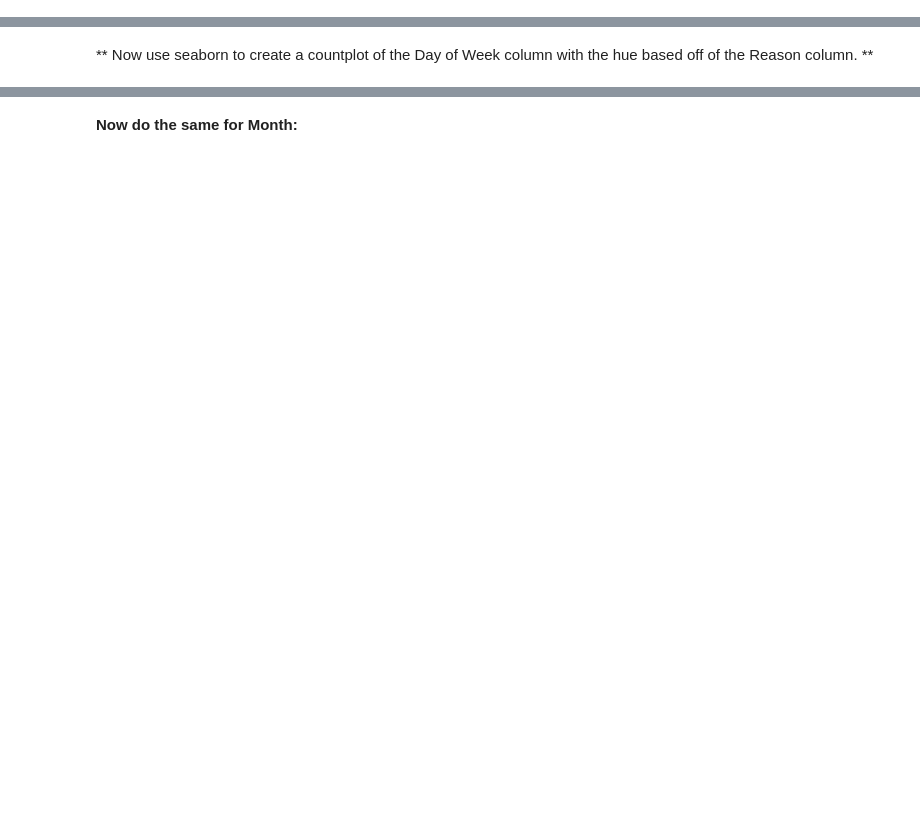
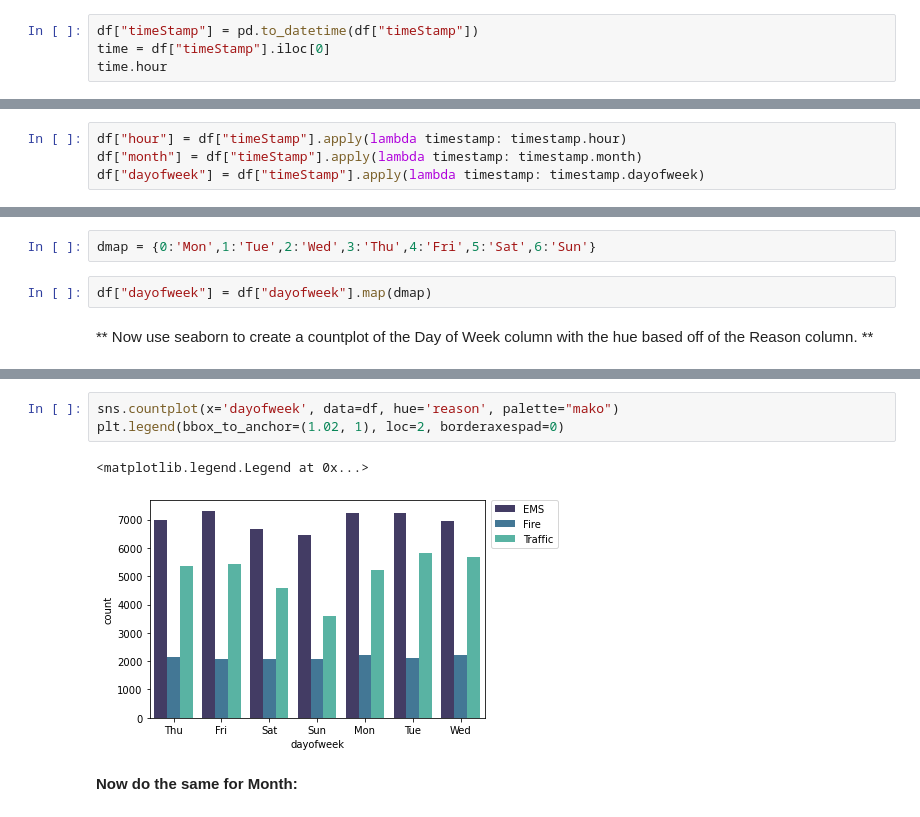
Before and after one commit to FriasSantiago/911-Calls-Data-Capstone-Project, a Jupyter notebook: 911 Calls Data Capstone Project.ipynb, the cells around one changed output, grey strips where cells are left out. Drawn from its saved outputs; the diff is of its cells as text; blank space fills up the shorter version.

```diff
--- a/911 Calls Data Capstone Project.ipynb
+++ b/911 Calls Data Capstone Project.ipynb
@@ -126,2 +127,6 @@ str
 # %% [markdown]
 ** You should have seen that these timestamps are still strings. Use [pd.to_datetime](http://pandas.pydata.org/pandas-docs/stable/generated/pandas.to_datetime.html) to convert the column from strings to DateTime objects. **
+# %%
+df["timeStamp"] = pd.to_datetime(df["timeStamp"])
+time = df["timeStamp"].iloc[0]
+time.hour
@@ -132,9 +139,17 @@ str
     time.hour
 
 **You can use Jupyter's tab method to explore the various attributes you can call. Now that the timestamp column are actually DateTime objects, use .apply() to create 3 new columns called Hour, Month, and Day of Week. You will create these columns based off of the timeStamp column, reference the solutions if you get stuck on this step.**
+# %%
+df["hour"] = df["timeStamp"].apply(lambda timestamp: timestamp.hour)
+df["month"] = df["timeStamp"].apply(lambda timestamp: timestamp.month)
+df["dayofweek"] = df["timeStamp"].apply(lambda timestamp: timestamp.dayofweek)
 # %% [markdown]
 ** Notice how the Day of Week is an integer 0-6. Use the .map() with this dictionary to map the actual string names to the day of the week: **
 
     dmap = {0:'Mon',1:'Tue',2:'Wed',3:'Thu',4:'Fri',5:'Sat',6:'Sun'}
+# %%
+dmap = {0:'Mon',1:'Tue',2:'Wed',3:'Thu',4:'Fri',5:'Sat',6:'Sun'}
+# %%
+df["dayofweek"] = df["dayofweek"].map(dmap)
 # %% [markdown]
 ** Now use seaborn to create a countplot of the Day of Week column with the hue based off of the Reason column. **
@@ -145,2 +156,8 @@ str
+# %%
+sns.countplot(x='dayofweek', data=df, hue='reason', palette="mako")
+plt.legend(bbox_to_anchor=(1.02, 1), loc=2, borderaxespad=0)
+# %% [output]
+<matplotlib.legend.Legend at 0x...>
+[figure, added]
 # %% [markdown]
 **Now do the same for Month:**
```
Also changed, not shown: parts of 6 cells of this notebook, 2 other files.
